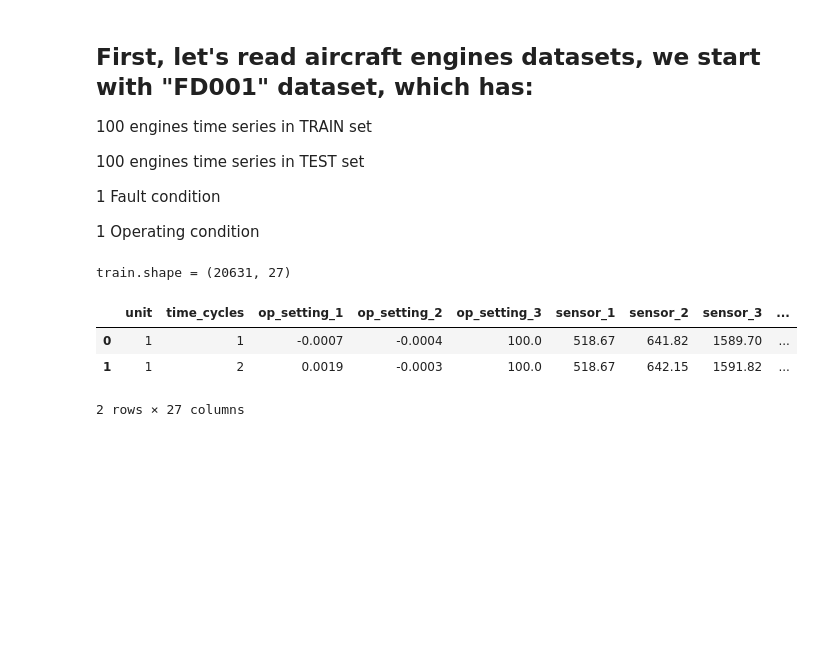
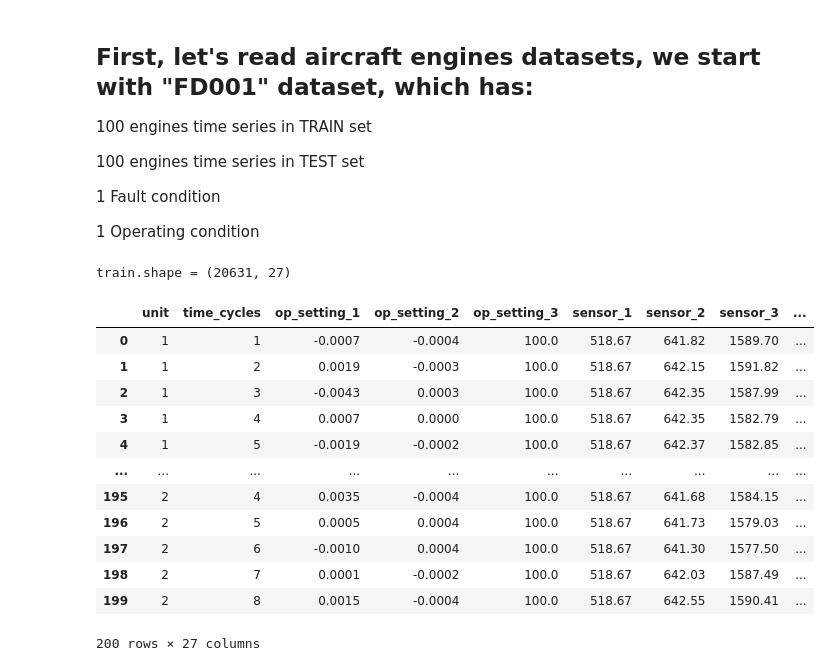
Before and after one commit to AmanSah17/Turbofan-Engine-Remaining_Useful_Life, a Jupyter notebook: 3-features_engineering.ipynb, the cells around one changed output. Drawn from its saved outputs; the diff is of its cells as text; code cells hidden in the pictures; blank space fills up the shorter version.

```diff
--- a/3-features_engineering.ipynb
+++ b/3-features_engineering.ipynb
@@ -33,15 +33,24 @@ import seaborn as sns
 # %%
 from utils2 import read_dataset, calculate_RUL, SENSOR_COLUMNS
 
 train, test, test_rul = read_dataset("FD001")
 
 train["rul"] = calculate_RUL(train, upper_threshold=125)
 
 print(f"train.shape = {train.shape}")
-train.head(2)
+train.head(200)
 # %% [output]
 train.shape = (20631, 27)
 |  | unit | time_cycles | op_setting_1 | op_setting_2 | op_setting_3 | sensor_1 | sensor_2 | sensor_3 | ... |
 | 0 | 1 | 1 | -0.0007 | -0.0004 | 100.0 | 518.67 | 641.82 | 1589.70 | ... |
 | 1 | 1 | 2 | 0.0019 | -0.0003 | 100.0 | 518.67 | 642.15 | 1591.82 | ... |
+| 2 | 1 | 3 | -0.0043 | 0.0003 | 100.0 | 518.67 | 642.35 | 1587.99 | ... |
+| 3 | 1 | 4 | 0.0007 | 0.0000 | 100.0 | 518.67 | 642.35 | 1582.79 | ... |
+| 4 | 1 | 5 | -0.0019 | -0.0002 | 100.0 | 518.67 | 642.37 | 1582.85 | ... |
+| ... | ... | ... | ... | ... | ... | ... | ... | ... | ... |
+| 195 | 2 | 4 | 0.0035 | -0.0004 | 100.0 | 518.67 | 641.68 | 1584.15 | ... |
+| 196 | 2 | 5 | 0.0005 | 0.0004 | 100.0 | 518.67 | 641.73 | 1579.03 | ... |
+| 197 | 2 | 6 | -0.0010 | 0.0004 | 100.0 | 518.67 | 641.30 | 1577.50 | ... |
+| 198 | 2 | 7 | 0.0001 | -0.0002 | 100.0 | 518.67 | 642.03 | 1587.49 | ... |
+| 199 | 2 | 8 | 0.0015 | -0.0004 | 100.0 | 518.67 | 642.55 | 1590.41 | ... |
-2 rows × 27 columns
+200 rows × 27 columns
```
Also changed, not shown: parts of 20 cells of this notebook, 1 other file.
